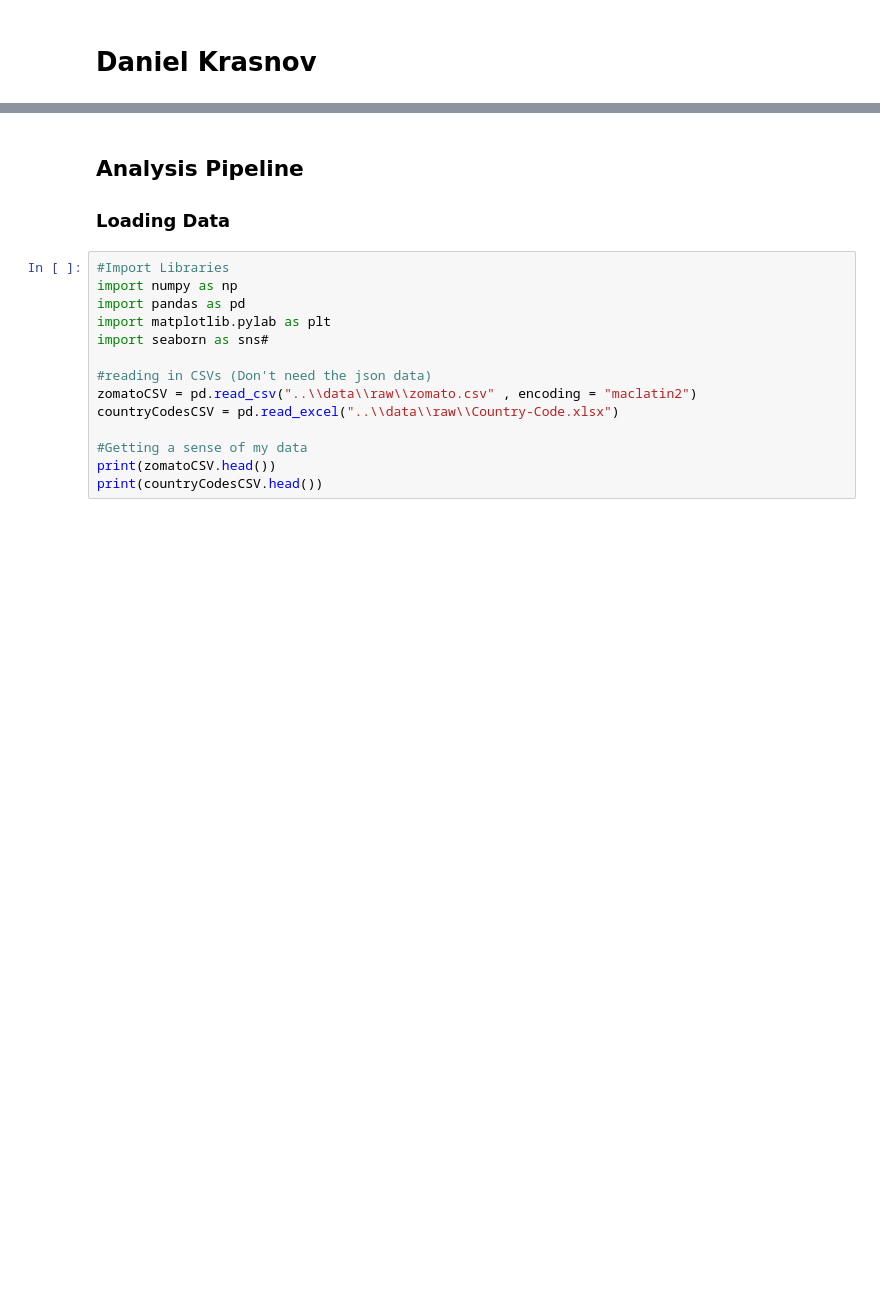
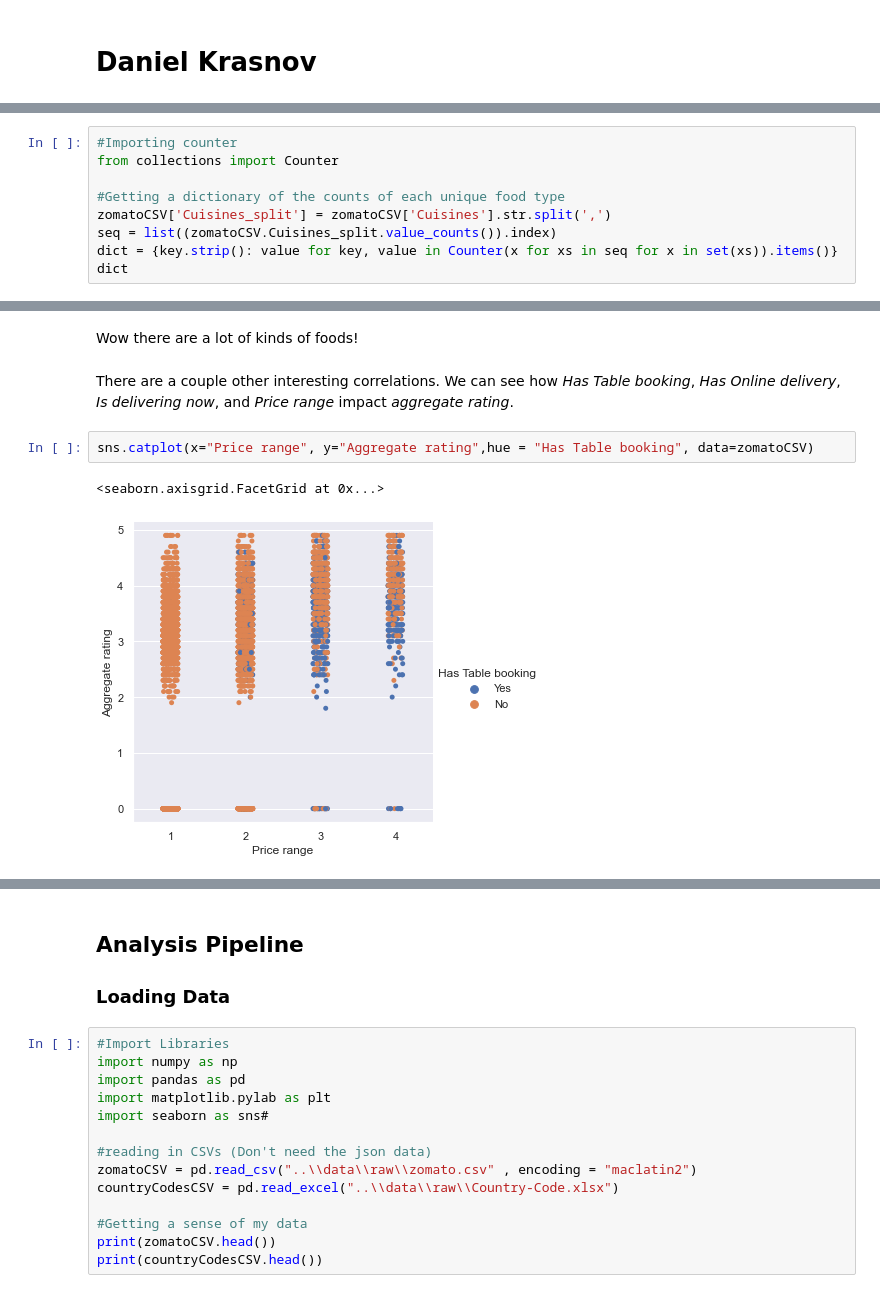
Before and after one commit to data301-2021-winter1/group28-project, a Jupyter notebook: notebooks/analysis1.ipynb, the cells around one changed output, grey strips where cells are left out. Drawn from its saved outputs; the diff is of its cells as text; blank space fills up the shorter version.

```diff
--- a/notebooks/analysis1.ipynb
+++ b/notebooks/analysis1.ipynb
@@ -5,0 +215,9 @@ Does where you are in the world (country/city/longitude and latitude) affect the
+# %%
+#Importing counter
+from collections import Counter
+
+#Getting a dictionary of the counts of each unique food type
+zomatoCSV['Cuisines_split'] = zomatoCSV['Cuisines'].str.split(',')
+seq = list((zomatoCSV.Cuisines_split.value_counts()).index)
+dict = {key.strip(): value for key, value in Counter(x for xs in seq for x in set(xs)).items()}
+dict
@@ -5,0 +242,9 @@ Does where you are in the world (country/city/longitude and latitude) affect the
+# %% [markdown]
+Wow there are a lot of kinds of foods!
+# %% [markdown]
+There are a couple other interesting correlations. We can see how *Has Table booking*, *Has Online delivery*, *Is delivering now*, and *Price range* impact *aggregate rating*.
+# %%
+sns.catplot(x="Price range", y="Aggregate rating",hue = "Has Table booking", data=zomatoCSV)
+# %% [output]
+<seaborn.axisgrid.FacetGrid at 0x...>
+[figure, added]
```
Also changed, not shown: parts of 41 cells of this notebook.
